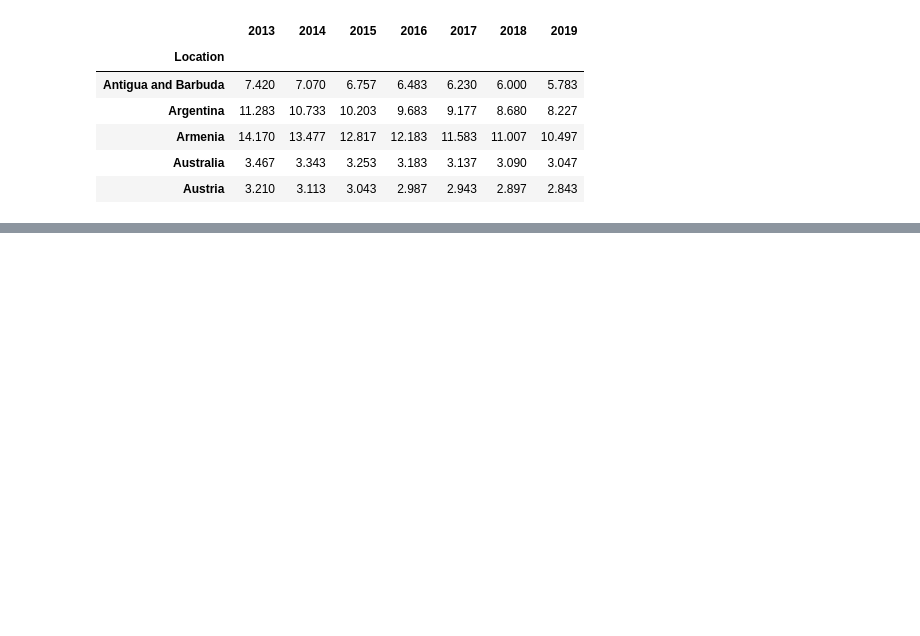
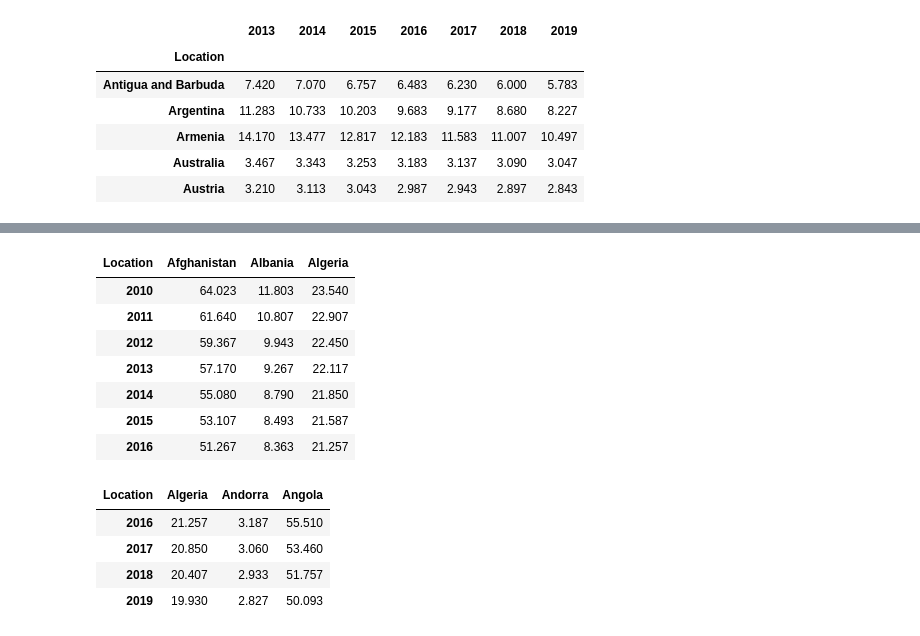
Before and after one commit to hyeonnnho/Big-Data-Analysis-Professional, a Jupyter notebook: ex01/Qus91~.ipynb, the cells around one changed output, grey strips where cells are left out. Cells and saved outputs as stored; diff of their text form; code cells hidden in the pictures; blank space fills up the shorter version.

```diff
--- a/ex01/Qus91~.ipynb
+++ b/ex01/Qus91~.ipynb
@@ -92,0 +84,20 @@ df1
+# %%
+df5 = df.T.iloc[:7,:3]
+df6 = df.T.iloc[6:,2:5]
+
+display(df5)
+display(df6)
+# %% [output]
+| Location | Afghanistan | Albania | Algeria |
+| 2010 | 64.023 | 11.803 | 23.540 |
+| 2011 | 61.640 | 10.807 | 22.907 |
+| 2012 | 59.367 | 9.943 | 22.450 |
+| 2013 | 57.170 | 9.267 | 22.117 |
+| 2014 | 55.080 | 8.790 | 21.850 |
+| 2015 | 53.107 | 8.493 | 21.587 |
+| 2016 | 51.267 | 8.363 | 21.257 |
+| Location | Algeria | Andorra | Angola |
+| 2016 | 21.257 | 3.187 | 55.510 |
+| 2017 | 20.850 | 3.060 | 53.460 |
+| 2018 | 20.407 | 2.933 | 51.757 |
+| 2019 | 19.930 | 2.827 | 50.093 |
```
Also changed, not shown: parts of 7 cells of this notebook.
